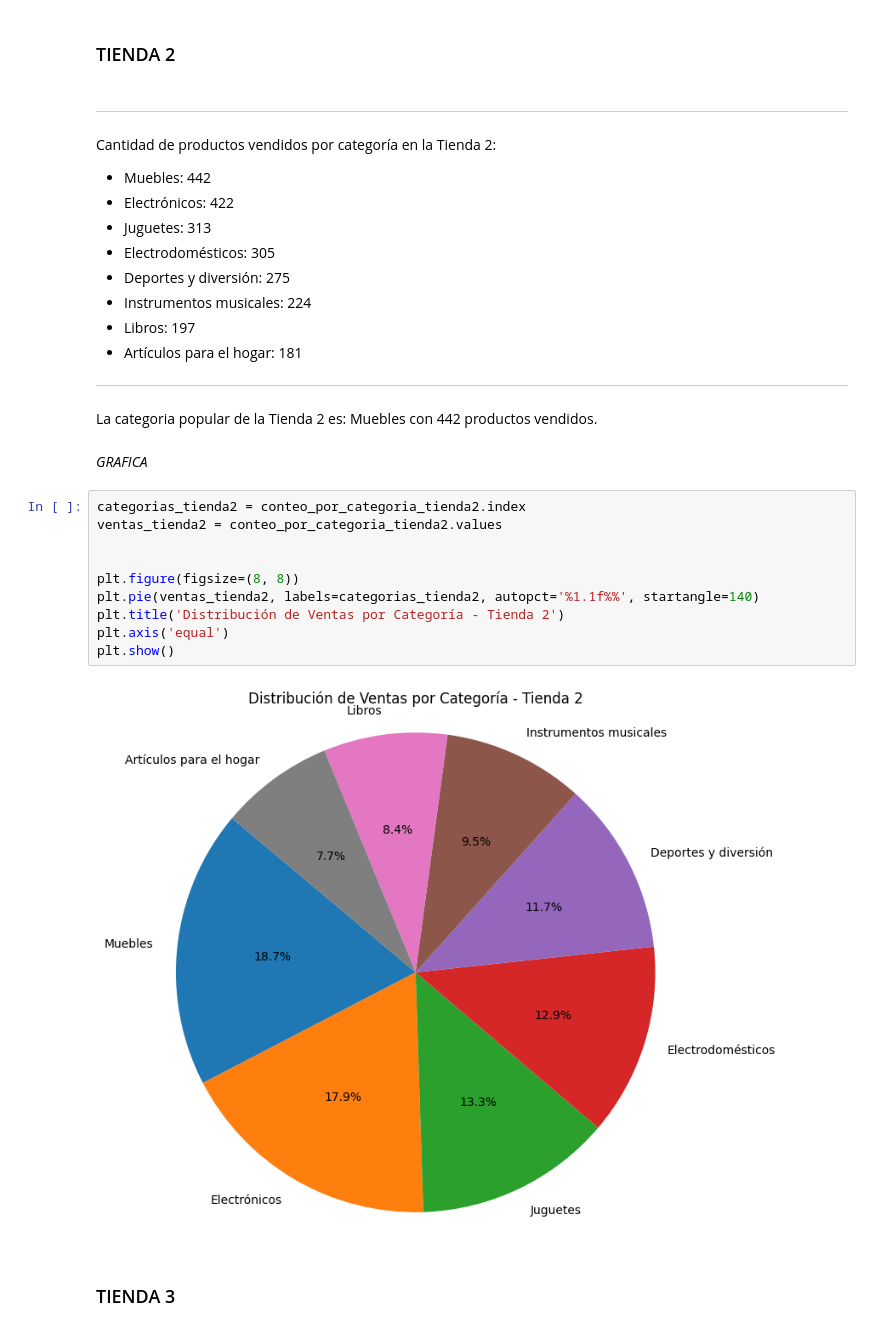
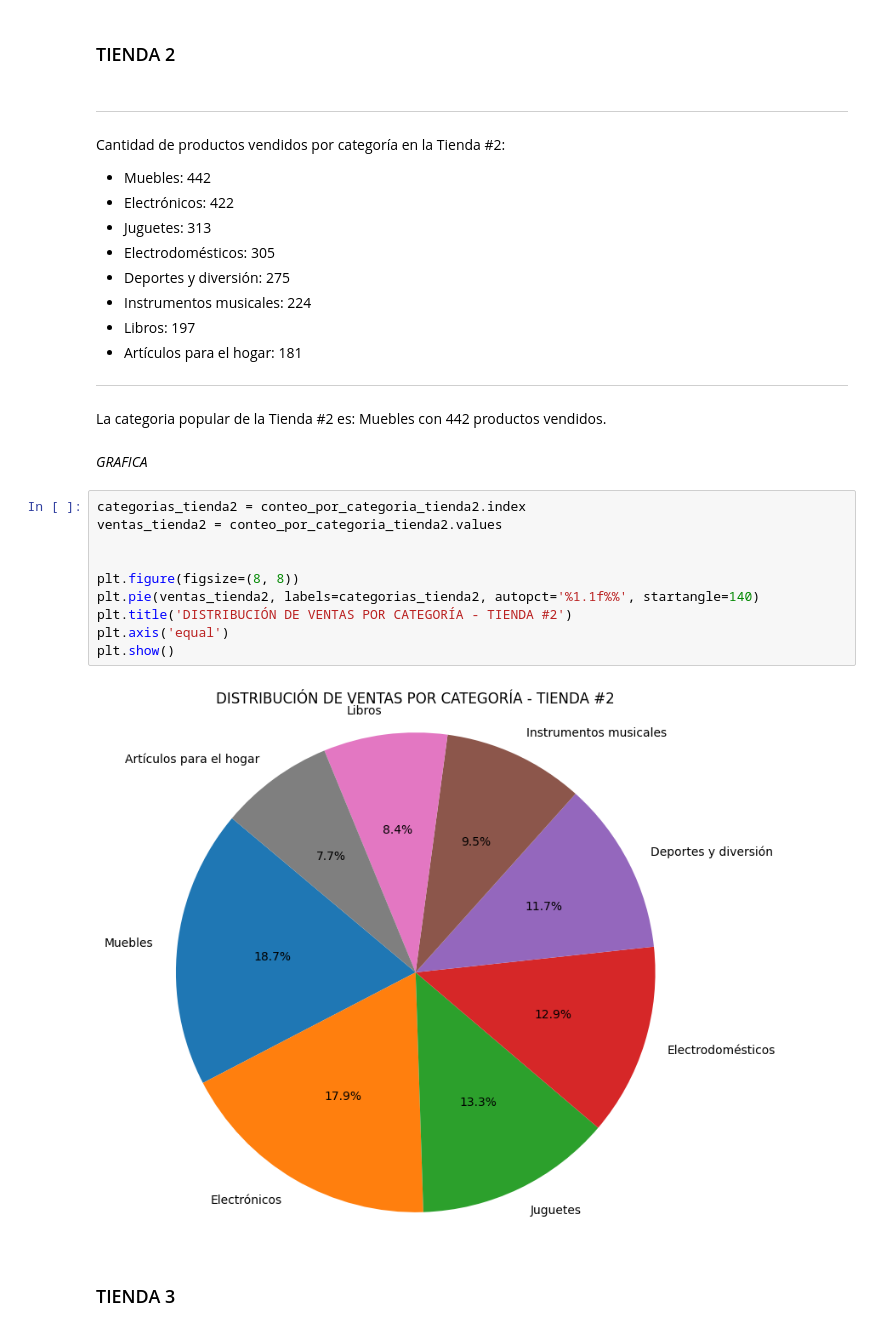
Before and after one commit to TWOD22/Alura-Store-Challenge, a Jupyter notebook: AluraStoreLatam.ipynb, the cells around one changed output. Cells and saved outputs as stored; diff of their text form.

```diff
--- a/AluraStoreLatam.ipynb
+++ b/AluraStoreLatam.ipynb
@@ -519,7 +519,7 @@ plt.show()
 ---
 
 
-Cantidad de productos vendidos por categoría en la Tienda 2:
+Cantidad de productos vendidos por categoría en la Tienda #2:
 * Muebles:                   442
 * Electrónicos:               422
 * Juguetes:                   313
@@ -533,21 +533,21 @@ Cantidad de productos vendidos por categoría en la Tienda 2:
 ---
 
 
-La categoria popular de la Tienda 2 es: Muebles con 442 productos vendidos.
+La categoria popular de la Tienda #2 es: Muebles con 442 productos vendidos.
 # %% [markdown]
 *GRAFICA*
 # %%
 categorias_tienda2 = conteo_por_categoria_tienda2.index
 ventas_tienda2 = conteo_por_categoria_tienda2.values
 
 
 plt.figure(figsize=(8, 8))
 plt.pie(ventas_tienda2, labels=categorias_tienda2, autopct='%1.1f%%', startangle=140)
-plt.title('Distribución de Ventas por Categoría - Tienda 2')
+plt.title('DISTRIBUCIÓN DE VENTAS POR CATEGORÍA - TIENDA #2')
 plt.axis('equal')
 plt.show()
 # %% [output]
-[figure, old version]
+[figure, new version]
 # %% [markdown]
 ### TIENDA 3
 # %% [markdown]
```
Also changed, not shown: parts of 18 cells of this notebook.
